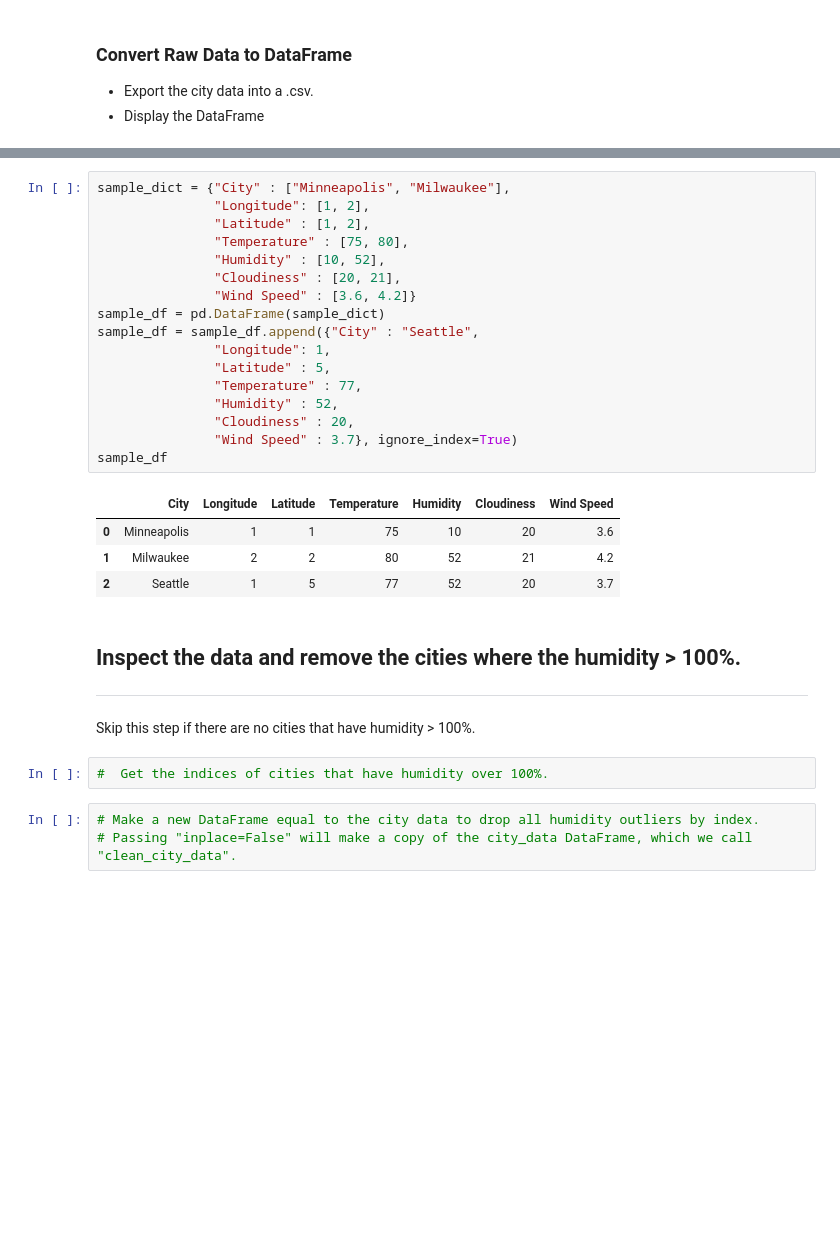
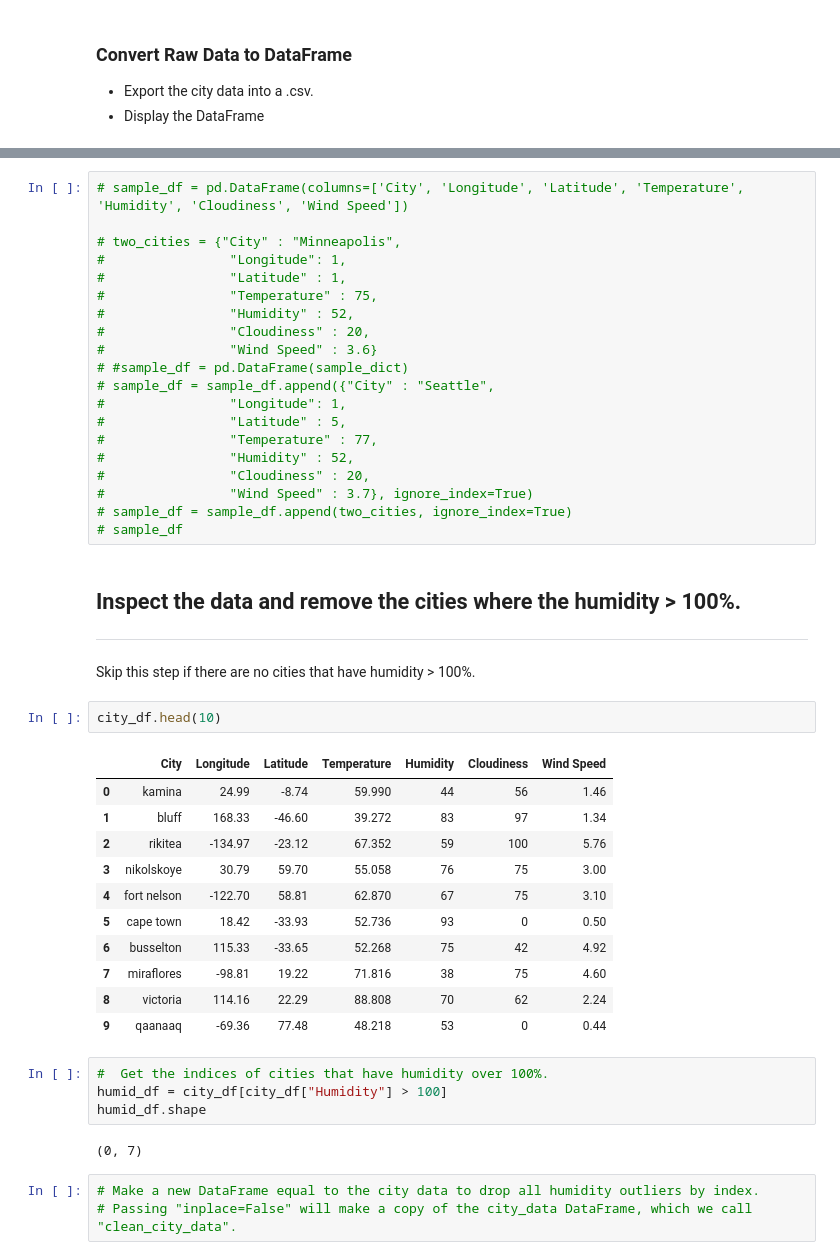
Before and after one commit to ande3674/python-api-challenge, a Jupyter notebook: WeatherPy/WeatherPy.ipynb, the cells around one changed output, grey strips where cells are left out. Cells and saved outputs as stored; diff of their text form; blank space fills up the shorter version.

```diff
--- a/WeatherPy/WeatherPy.ipynb
+++ b/WeatherPy/WeatherPy.ipynb
@@ -139,31 +160,47 @@ http://api.openweathermap.org/data/2.5/weather?q=paris&appid=8faf8df6a0906553e13
 # %%
-sample_dict = {"City" : ["Minneapolis", "Milwaukee"],
-               "Longitude": [1, 2],
-               "Latitude" : [1, 2],
-               "Temperature" : [75, 80],
-               "Humidity" : [10, 52],
-               "Cloudiness" : [20, 21],
-               "Wind Speed" : [3.6, 4.2]}
-sample_df = pd.DataFrame(sample_dict)
-sample_df = sample_df.append({"City" : "Seattle",
-               "Longitude": 1,
-               "Latitude" : 5,
-               "Temperature" : 77,
-               "Humidity" : 52,
-               "Cloudiness" : 20,
-               "Wind Speed" : 3.7}, ignore_index=True)
-sample_df
+# sample_df = pd.DataFrame(columns=['City', 'Longitude', 'Latitude', 'Temperature', 'Humidity', 'Cloudiness', 'Wind Speed'])
+
+# two_cities = {"City" : "Minneapolis",
+#                "Longitude": 1,
+#                "Latitude" : 1,
+#                "Temperature" : 75,
+#                "Humidity" : 52,
+#                "Cloudiness" : 20,
+#                "Wind Speed" : 3.6}
+# #sample_df = pd.DataFrame(sample_dict)
+# sample_df = sample_df.append({"City" : "Seattle",
+#                "Longitude": 1,
+#                "Latitude" : 5,
+#                "Temperature" : 77,
+#                "Humidity" : 52,
+#                "Cloudiness" : 20,
+#                "Wind Speed" : 3.7}, ignore_index=True)
+# sample_df = sample_df.append(two_cities, ignore_index=True)
+# sample_df
-# %% [output]
-|  | City | Longitude | Latitude | Temperature | Humidity | Cloudiness | Wind Speed |
-| 0 | Minneapolis | 1 | 1 | 75 | 10 | 20 | 3.6 |
-| 1 | Milwaukee | 2 | 2 | 80 | 52 | 21 | 4.2 |
-| 2 | Seattle | 1 | 5 | 77 | 52 | 20 | 3.7 |
 # %% [markdown]
 ## Inspect the data and remove the cities where the humidity > 100%.
 ----
 Skip this step if there are no cities that have humidity > 100%.
+# %%
+city_df.head(10)
+# %% [output]
+|  | City | Longitude | Latitude | Temperature | Humidity | Cloudiness | Wind Speed |
+| 0 | kamina | 24.99 | -8.74 | 59.990 | 44 | 56 | 1.46 |
+| 1 | bluff | 168.33 | -46.60 | 39.272 | 83 | 97 | 1.34 |
+| 2 | rikitea | -134.97 | -23.12 | 67.352 | 59 | 100 | 5.76 |
+| 3 | nikolskoye | 30.79 | 59.70 | 55.058 | 76 | 75 | 3.00 |
+| 4 | fort nelson | -122.70 | 58.81 | 62.870 | 67 | 75 | 3.10 |
+| 5 | cape town | 18.42 | -33.93 | 52.736 | 93 | 0 | 0.50 |
+| 6 | busselton | 115.33 | -33.65 | 52.268 | 75 | 42 | 4.92 |
+| 7 | miraflores | -98.81 | 19.22 | 71.816 | 38 | 75 | 4.60 |
+| 8 | victoria | 114.16 | 22.29 | 88.808 | 70 | 62 | 2.24 |
+| 9 | qaanaaq | -69.36 | 77.48 | 48.218 | 53 | 0 | 0.44 |
 # %%
 #  Get the indices of cities that have humidity over 100%.
+humid_df = city_df[city_df["Humidity"] > 100]
+humid_df.shape
+# %% [output]
+(0, 7)
 # %%
 # Make a new DataFrame equal to the city data to drop all humidity outliers by index.
 # Passing "inplace=False" will make a copy of the city_data DataFrame, which we call "clean_city_data".
```
Also changed, not shown: parts of 5 cells of this notebook, 1 other file.
